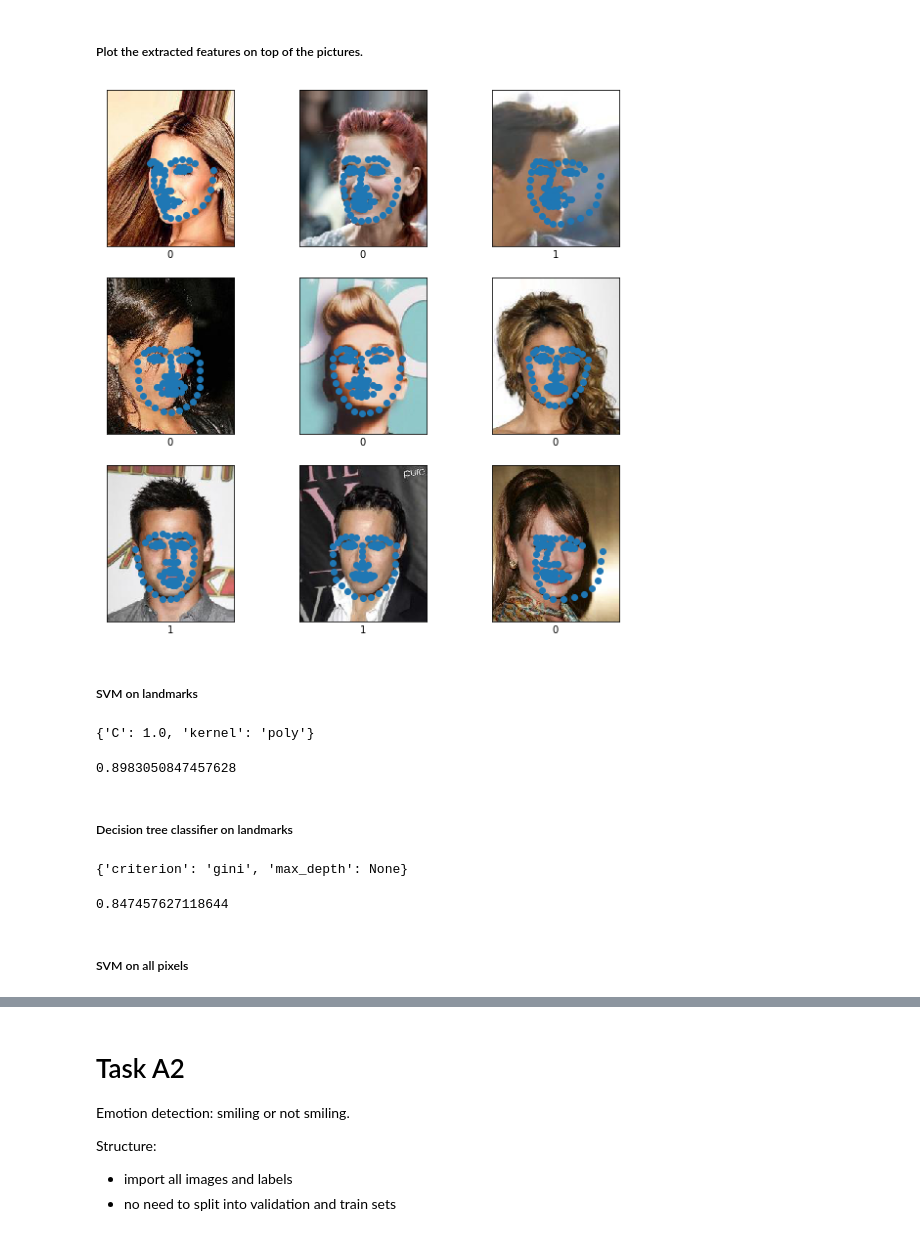
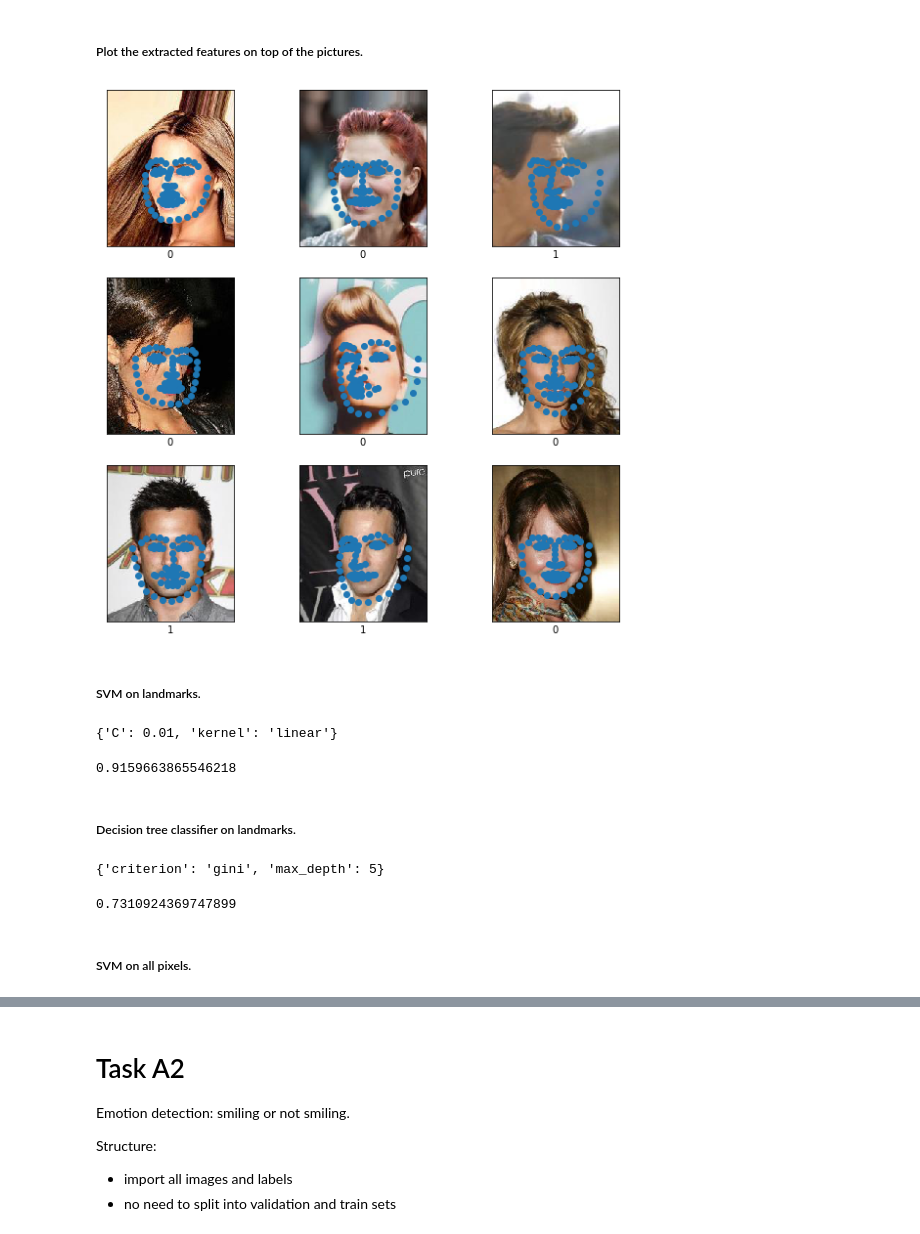
Before and after one commit to KonradChlupka/AMLSassignment19_20, a Jupyter notebook: AMLS_19-20_SN16076397/main_jupyter.ipynb, the cells around one changed output, grey strips where cells are left out. Cells and saved outputs as stored; diff of their text form; code cells hidden in the pictures.

```diff
--- a/AMLS_19-20_SN16076397/main_jupyter.ipynb
+++ b/AMLS_19-20_SN16076397/main_jupyter.ipynb
@@ -40,7 +37,7 @@ def load_images_and_labels(images_dirname, csv_label):
         [os.path.join(images_dir, l) for l in os.listdir(images_dir)],
         key=lambda x: int(x.split(".")[1].split("/")[-1]),
     )
-    image_paths = image_paths[:5000]  # TODO: remove
+    image_paths = image_paths[:500]  # TODO: remove
 
     images = []
     for image_path in image_paths:
@@ -59,7 +56,7 @@ def load_images_and_labels(images_dirname, csv_label):
     labels_file.close()
     column = lines[0].split().index(csv_label) + 1
     labels = []
-    for line in lines[1:5001]:  # TODO: remove limit
+    for line in lines[1:501]:  # TODO: remove limit
         line = line.split()
         value_to_append = int(line[column])
         # if -1, convert to 0
@@ -215,30 +212,30 @@ a1_X_test_images, a1_y_test = a1_X_test_raw_images, a1_y_test_raw
 ### Try a few models.
 ##### Begin with extracting the landmarks using dlib.
 # %%
-a1_X_train_landmarks, a1_y_train_landmarks, undetectable_train = images_into_landmarks(a1_X_train_images, a1_y_train)
-a1_X_validation_landmarks, a1_y_validation_landmarks, undetectable_validation = images_into_landmarks(a1_X_validation_images, a1_y_validation)
-a1_X_test_landmarks, a1_y_test_landmarks, undetectable_test = images_into_landmarks(a1_X_test_images, a1_y_test)
+a1_X_train_landmarks, a1_y_train_landmarks, a1_undetectable_train = images_into_landmarks(a1_X_train_images, a1_y_train)
+a1_X_validation_landmarks, a1_y_validation_landmarks, _ = images_into_landmarks(a1_X_validation_images, a1_y_validation)
+a1_X_test_landmarks, a1_y_test_landmarks, _ = images_into_landmarks(a1_X_test_images, a1_y_test)
 # %% [markdown]
 ##### Plot the extracted features on top of the pictures.
 # %%
 plt.figure(figsize=(10, 10))
 
 for i in range(9):
     plt.subplot(3, 3, i + 1)
     plt.xticks([])
     plt.yticks([])
     plt.grid(False)
     plt.imshow(a1_X_train_raw_images[i], cmap=plt.cm.binary)
     plt.xlabel(a1_y_train_raw[i])
-    if i in undetectable_train:
+    if i in a1_undetectable_train:
         continue
     plt.scatter(a1_X_train_landmarks[i][:, 0], a1_X_train_landmarks[i][:, 1])
 
 plt.show()
 # %% [output]
-[figure, old version]
+[figure, new version]
 # %% [markdown]
-##### SVM on landmarks
+##### SVM on landmarks.
 # %%
 a1_svm_params = {
     "C": [0.01, 0.1, 1.0, 10.0],
@@ -250,25 +247,25 @@ print(a1_svm.best_params_)
 a1_pred_svm_validation = a1_svm.predict(flatten_examples(a1_X_validation_landmarks))
 sklearn.metrics.accuracy_score(a1_y_validation_landmarks, a1_pred_svm_validation)
 # %% [output]
-{'C': 1.0, 'kernel': 'poly'}
+{'C': 0.01, 'kernel': 'linear'}
-0.8983050847457628
+0.9159663865546218
 # %% [markdown]
-##### Decision tree classifier on landmarks
+##### Decision tree classifier on landmarks.
 # %%
 a1_dtc_params = {
     "criterion": ["gini", "entropy"],
     "max_depth": [1, 5, 10, 50, 100, 500, None]
 }
-a1_dtc = sklearn.model_selection.GridSearchCV(sklearn.ensemble.RandomForestClassifier(), a1_dtc_params)
+a1_dtc = sklearn.model_selection.GridSearchCV(sklearn.tree.DecisionTreeClassifier(), a1_dtc_params)
 a1_dtc.fit(flatten_examples(a1_X_train_landmarks), a1_y_train_landmarks)
 print(a1_dtc.best_params_)
 a1_pred_dtc_validation = a1_dtc.predict(flatten_examples(a1_X_validation_landmarks))
 sklearn.metrics.accuracy_score(a1_y_validation_landmarks, a1_pred_dtc_validation)
 # %% [output]
-{'criterion': 'gini', 'max_depth': None}
+{'criterion': 'gini', 'max_depth': 5}
-0.847457627118644
+0.7310924369747899
 # %% [markdown]
-##### SVM on all pixels
+##### SVM on all pixels.
 # %%
 a1_svm_pixels = sklearn.svm.SVC(C=1.0, kernel="poly")
 a1_svm_pixels.fit(flatten_examples(a1_X_train_images), a1_y_train)
```
Also changed, not shown: parts of 46 cells of this notebook.
